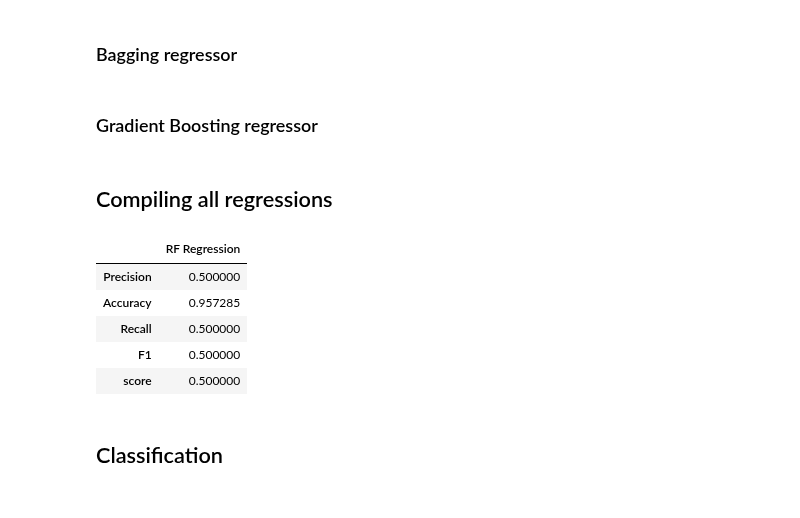
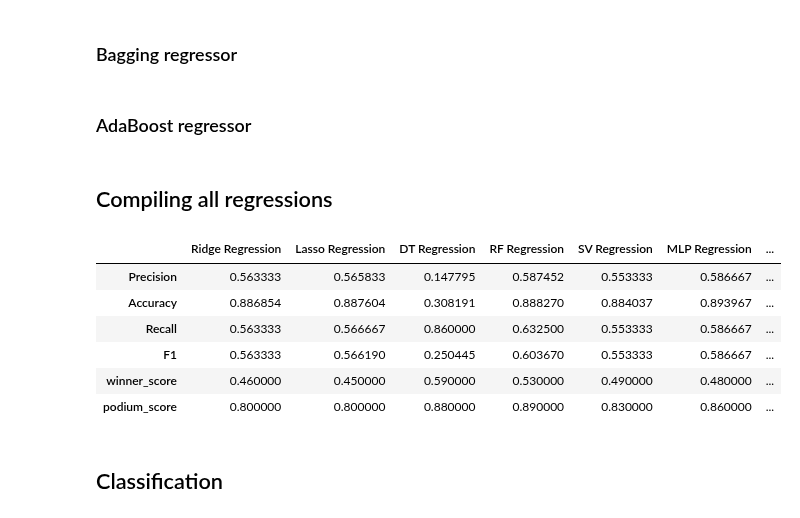
Before and after one commit to Nipun-Gupta26/ML-Project, a Jupyter notebook: find_cv_params/cv_results.ipynb, the cells around one changed output. Cells and saved outputs as stored; diff of their text form; code cells hidden in the pictures.

```diff
--- a/find_cv_params/cv_results.ipynb
+++ b/find_cv_params/cv_results.ipynb
@@ -319,3 +330,3 @@ def get_Bagging_Regression_Score():
 # %% [markdown]
-### Gradient Boosting regressor
+### AdaBoost regressor
 # %%
@@ -325,61 +336,56 @@ def GradientBoostingregressor(X_train, Y_train):
 
     return model
 # %%
-def get_Gradient_Boosting_Regression_Score():
+def get_Ada_Boosting_Regression_Score():
     X_train = df_train.drop(columns = ['results_points'])
     Y_train = df_train['results_points']
-    model = GradientBoostingregressor(X_train.drop(columns = ['results_positionOrder']), Y_train)
+    model = AdaBoostingregressor(X_train.drop(columns = ['results_positionOrder']), Y_train)
 
     precision = 0
     accuracy = 0
     recall = 0
     f1 = 0
-    score = 0
+    score1 = 0
+    score2 = 0
     for i in df_test['raceId'].unique():
         X_test = df_test[df_test['raceId'] == i].drop(columns = ['results_points'])
         Y_test = df_test[df_test['raceId'] == i]['results_points'].to_numpy()
 
-        predicted_scores = model.predict(X_test.drop(columns = ['results_positionOrder']))
-        predicted_podium = np.argsort(predicted_scores)[::-1]
-        actual_podium = X_test['results_positionOrder'].to_numpy()
-        actual_podium = np.argsort(actual_podium)
-        # print(predicted_scores)
+        prediction = model.predict(X_test.drop(columns = ['results_positionOrder']))
+        prediction = get_podium(prediction)
+        actual = X_test['results_positionOrder'].to_numpy()
+        temp_actual, temp_prediction = get_arrays(prediction, actual)
+        score1 += get_score(prediction, actual, 1)
+        score2 += get_score(prediction, actual, 3)
 
-        predictions = np.zeros(len(Y_test))
-        # predictions[predicted_podium] = 1
-        actual = np.zeros(len(Y_test))
-        # actual[actual_podium] = 1
 
-        for i in range(1):
-            predictions[predicted_podium[i]] = 1
-            actual[actual_podium[i]] = 1
+        accuracy += accuracy_score(temp_actual, temp_prediction)
+        precision += precision_score(temp_actual, temp_prediction)
+        recall += recall_score(temp_actual, temp_prediction)
+        f1 += f1_score(temp_actual, temp_prediction)
 
-        precision += precision_score(actual, predictions)
-        accuracy += accuracy_score(actual, predictions)
-        recall += recall_score(actual, predictions)
-        f1 += f1_score(actual, predictions)
-        score += get_score(actual, predictions)
-
-    return precision/len(df_test['raceId'].unique()), accuracy/len(df_test['raceId'].unique()), recall/len(df_test['raceId'].unique()), f1/len(df_test['raceId'].unique()), score/len(df_test['raceId'].unique())
+    return precision/len(df_test['raceId'].unique()), accuracy/len(df_test['raceId'].unique()), recall/len(df_test['raceId'].unique()), f1/len(df_test['raceId'].unique()), score1/len(df_test['raceId'].unique()), score2/len(df_test['raceId'].unique())
 # %% [markdown]
 ## Compiling all regressions
 # %%
 regression_scores = {}
-regression_scores['Linear Regression'] = get_Linear_Regression_Score()
+regression_scores['Ridge Regression'] = get_Ridge_Regression_Score()
+regression_scores['Lasso Regression'] = get_Lasso_Regression_Score()
 regression_scores['DT Regression'] = get_DT_Regression_Score()
 regression_scores['RF Regression'] = get_RF_Regression_Score()
 regression_scores['SV Regression'] = get_SV_Regression_Score()
 regression_scores['MLP Regression'] = get_MLP_Regression_Score()
 regression_scores['Bagging Regression'] = get_Bagging_Regression_Score()
-regression_scores['Gradient Boosting Regression'] = get_Gradient_Boosting_Regression_Score()
+regression_scores['Adaboost Regression'] = get_Ada_Boosting_Regression_Score()
 # %%
-pd.DataFrame(regression_scores, index = ['Precision', 'Accuracy', 'Recall', 'F1', 'score'])
+pd.DataFrame(regression_scores, index = ['Precision', 'Accuracy', 'Recall', 'F1', 'winner_score', 'podium_score'])
 # %% [output]
-|  | RF Regression |
-| Precision | 0.500000 |
-| Accuracy | 0.957285 |
-| Recall | 0.500000 |
-| F1 | 0.500000 |
-| score | 0.500000 |
+|  | Ridge Regression | Lasso Regression | DT Regression | RF Regression | SV Regression | MLP Regression | ... |
+| Precision | 0.563333 | 0.565833 | 0.147795 | 0.587452 | 0.553333 | 0.586667 | ... |
+| Accuracy | 0.886854 | 0.887604 | 0.308191 | 0.888270 | 0.884037 | 0.893967 | ... |
+| Recall | 0.563333 | 0.566667 | 0.860000 | 0.632500 | 0.553333 | 0.586667 | ... |
+| F1 | 0.563333 | 0.566190 | 0.250445 | 0.603670 | 0.553333 | 0.586667 | ... |
+| winner_score | 0.460000 | 0.450000 | 0.590000 | 0.530000 | 0.490000 | 0.480000 | ... |
+| podium_score | 0.800000 | 0.800000 | 0.880000 | 0.890000 | 0.830000 | 0.860000 | ... |
 # %% [markdown]
 ## Classification
```
Also changed, not shown: parts of 35 cells of this notebook, 1 other file.
